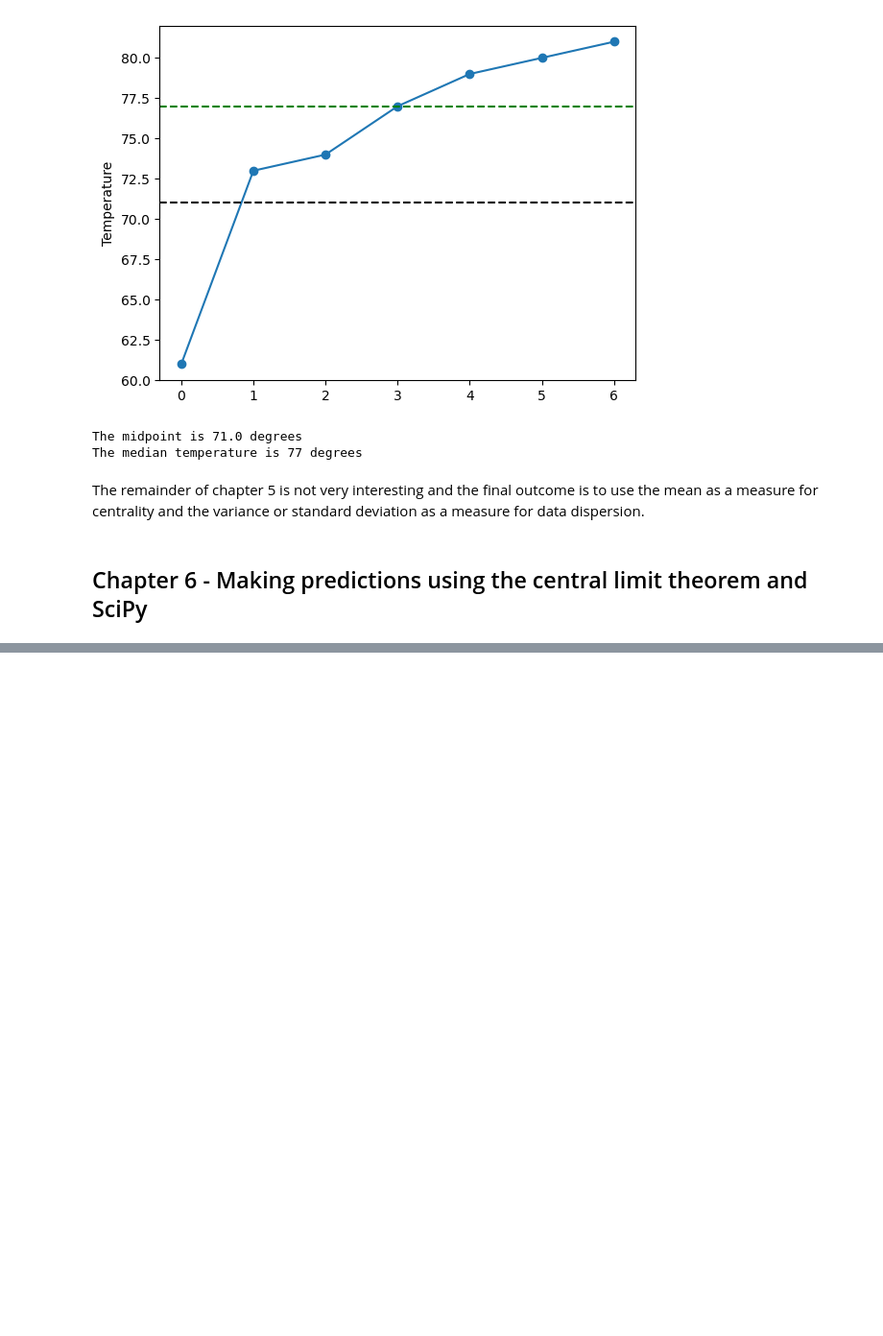
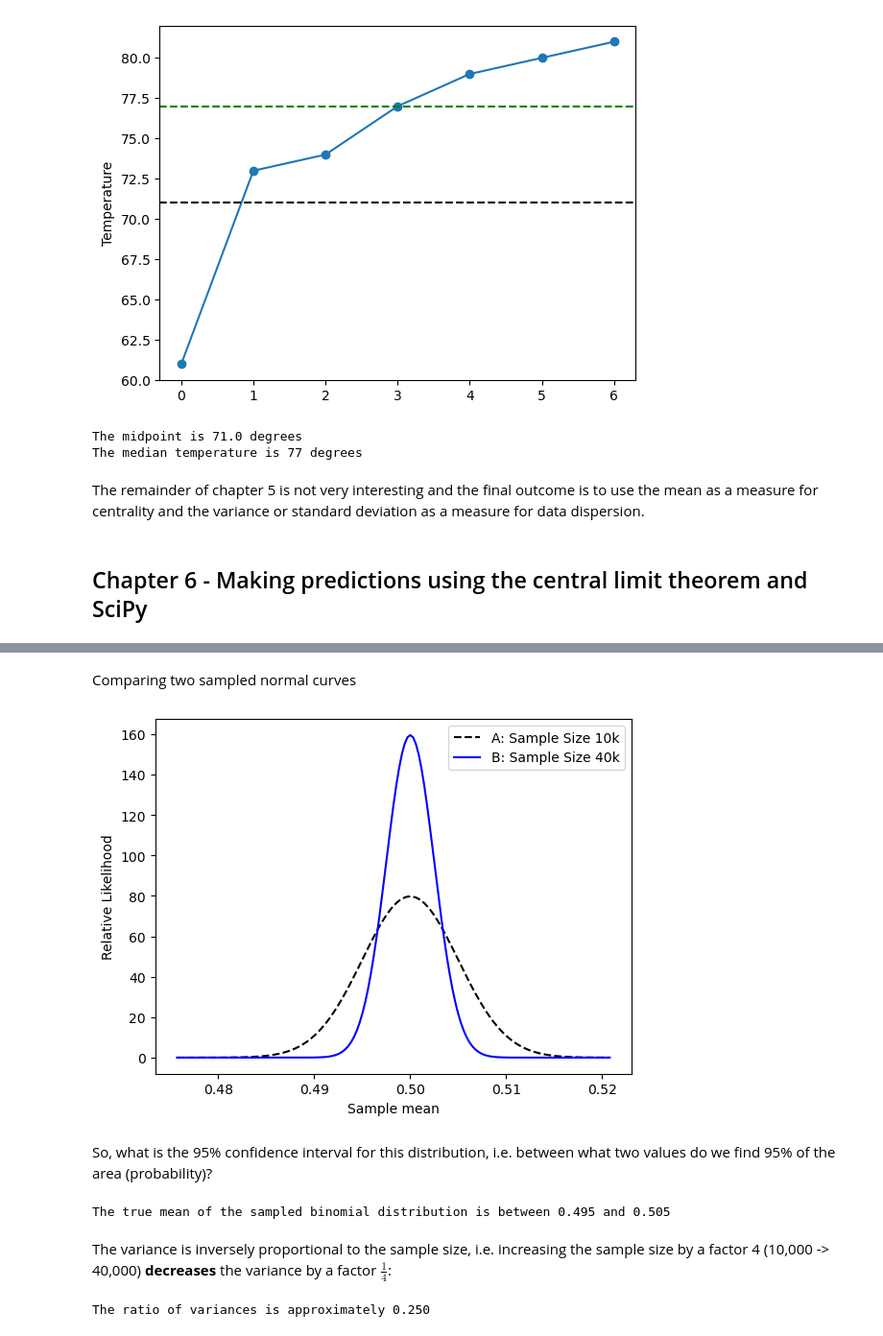
Before and after one commit to mnuman/data-science-bookcamp, a Jupyter notebook: Case Study 2.ipynb, the cells around one changed output, grey strips where cells are left out. Shown: that part at 96% size. Cells and saved outputs as stored; diff of their text form; code cells hidden in the pictures; blank space fills up the shorter version.

```diff
--- a/Case Study 2.ipynb
+++ b/Case Study 2.ipynb
@@ -104,0 +179,24 @@ The remainder of chapter 5 is not very interesting and the final outcome is to u
+# %% [markdown]
+Comparing two sampled normal curves
+# %%
+np.random.seed(0)
+new_sample_size = 40_000
+new_head_counts = np.random.binomial(new_sample_size, 0.5, 100_000)
+new_mean, new_std = stats.norm.fit(new_head_counts / new_sample_size)
+new_likelihoods = stats.norm.pdf(bin_edges, new_mean, new_std)
+plt.plot(bin_edges, normal_likelihoods, color='k', linestyle='--', label="A: Sample Size 10k")
+plt.plot(bin_edges, new_likelihoods, color='b', label="B: Sample Size 40k")
+plt.legend()
+plt.xlabel("Sample mean")
+plt.ylabel("Relative Likelihood")
+plt.show()
+# %% [output]
+[figure, added]
+# %% [markdown]
+So, what is the 95% confidence interval for this distribution, i.e. between what two values do we find 95% of the area (probability)?
+# %%
+mean, std = new_mean, new_std
+start, end = stats.norm.interval(0.95, mean, std)
+print(f"The true mean of the sampled binomial distribution is between {start:.3f} and {end:.3f}")
+# %% [output]
+The true mean of the sampled binomial distribution is between 0.495 and 0.505
@@ -104,0 +205,7 @@ The remainder of chapter 5 is not very interesting and the final outcome is to u
+# %% [markdown]
+The variance is inversely proportional to the sample size, i.e. increasing the sample size by a factor 4 (10,000 -> 40,000) **decreases** the variance by a factor $\frac{1}{4}$:
+# %%
+variance_ratio = new_std**2 / fitted_std**2
+print(f"The ratio of variances is approximately {variance_ratio:.3f}")
+# %% [output]
+The ratio of variances is approximately 0.250
```
Also changed, not shown: parts of 43 cells of this notebook.
